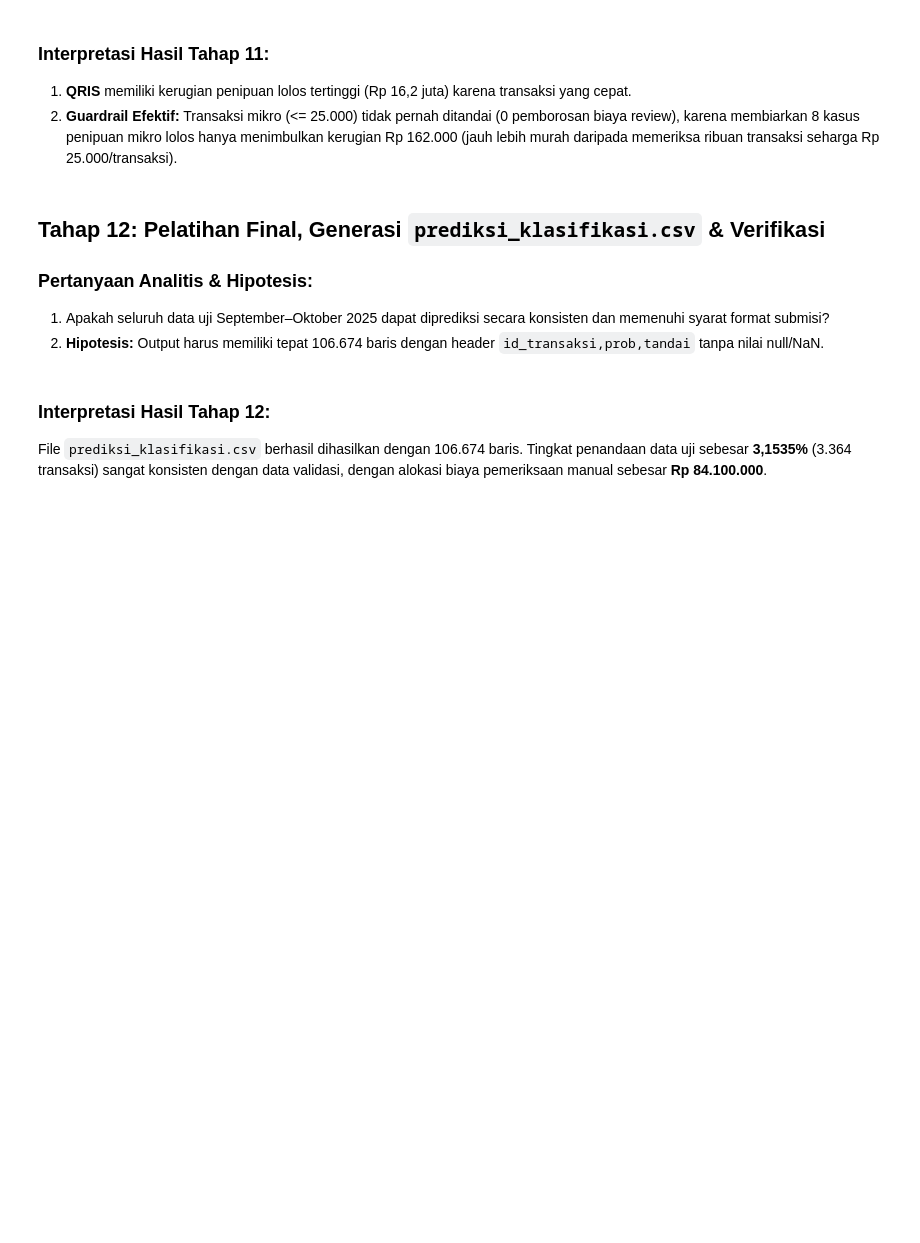
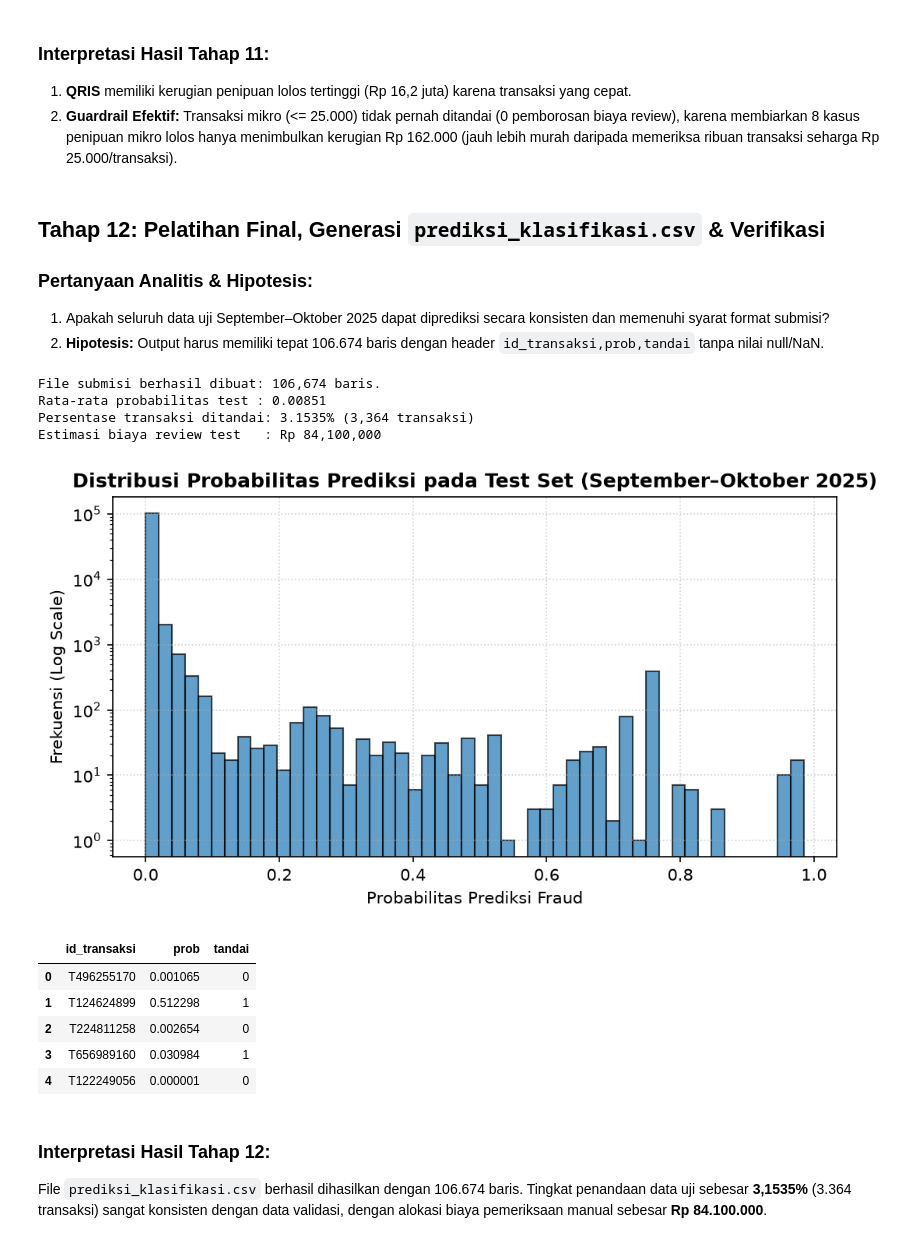
Before and after one commit to sebastianvettel1212/uts-ml, a Jupyter notebook: Classification/kode/task2_fraud_detection.ipynb, the cells around one changed output. Drawn from its saved outputs; the diff is of its cells as text; code cells hidden in the pictures; blank space fills up the shorter version.

Commit message:
fix(classification): rekam seluruh output visualisasi notebook & bersihkan kamus data

```diff
--- a/Classification/kode/task2_fraud_detection.ipynb
+++ b/Classification/kode/task2_fraud_detection.ipynb
@@ -600,35 +658,51 @@ n_lgb, n_xgb, n_cat = int(m_lgb.best_iteration_ * 1.1) + 1, int(m_xgb.best_itera
 f_lgb = lgb.LGBMClassifier(n_estimators=n_lgb, learning_rate=0.08, num_leaves=31, subsample=0.8, subsample_freq=1, colsample_bytree=0.8, random_state=SEED, n_jobs=-1, verbose=-1).fit(Lm, ym)
 f_xgb = xgb.XGBClassifier(n_estimators=n_xgb, learning_rate=0.08, max_depth=6, subsample=0.8, colsample_bytree=0.7, min_child_weight=5, tree_method="hist", random_state=SEED, n_jobs=-1).fit(Gm, ym, verbose=False)
 f_cat = CatBoostClassifier(iterations=n_cat, learning_rate=0.1, depth=6, random_seed=SEED, verbose=0, cat_features=cat_names).fit(Cm, ym)
 
 raw_te = {"lgb": f_lgb.predict_proba(Lte)[:, 1], "xgb": f_xgb.predict_proba(Gte)[:, 1], "cat": f_cat.predict_proba(Cte)[:, 1]}
 p_test = sum(W[k] * calib[k].predict(raw_te[k]) for k in W)
 flag_test = decide_flag(p_test, test["nominal"].values, alpha=ALPHA)
 
 assert len(p_test) == len(test) and len(flag_test) == len(test), "Jumlah baris tidak cocok!"
 assert np.isfinite(p_test).all(), "Ada NaN pada probabilitas!"
 assert ((test['nominal'].values <= COST_REVIEW) & (flag_test == 1)).sum() == 0, "Ada nominal <= 25k yang ditandai!"
 
 sub = pd.DataFrame({'id_transaksi': test[ID_COL].values, 'prob': np.round(p_test, 6), 'tandai': flag_test.astype(int)})
-sub.to_csv('../prediksi_klasifikasi.csv', index=False)
-sub.to_csv('prediksi_klasifikasi.csv', index=False)
+for out_p in ['prediksi_klasifikasi.csv', '../prediksi_klasifikasi.csv', 'Classification/prediksi_klasifikasi.csv']:
+    try:
+        sub.to_csv(out_p, index=False)
+    except Exception:
+        pass
 
 print(f"File submisi berhasil dibuat: {len(sub):,} baris.")
 print(f"Rata-rata probabilitas test : {p_test.mean():.5f}")
 print(f"Persentase transaksi ditandai: {flag_test.mean():.4%} ({flag_test.sum():,} transaksi)")
 print(f"Estimasi biaya review test   : Rp {COST_REVIEW * flag_test.sum():,}")
 
 # Visualisasi Graph Distribusi Probabilitas Test
 plt.figure(figsize=(8, 4))
 plt.hist(p_test, bins=50, color="#1f77b4", edgecolor="black", alpha=0.7)
 plt.yscale("log")
 plt.xlabel("Probabilitas Prediksi Fraud")
 plt.ylabel("Frekuensi (Log Scale)")
 plt.title("Distribusi Probabilitas Prediksi pada Test Set (September–Oktober 2025)", fontweight="bold")
 save_fig("fig_11_test_probability_dist.png")
+plt.show()
 
 
 sub.head()
+# %% [output]
+File submisi berhasil dibuat: 106,674 baris.
+Rata-rata probabilitas test : 0.00851
+Persentase transaksi ditandai: 3.1535% (3,364 transaksi)
+Estimasi biaya review test   : Rp 84,100,000
+[figure, added]
+|  | id_transaksi | prob | tandai |
+| 0 | T496255170 | 0.001065 | 0 |
+| 1 | T124624899 | 0.512298 | 1 |
+| 2 | T224811258 | 0.002654 | 0 |
+| 3 | T656989160 | 0.030984 | 1 |
+| 4 | T122249056 | 0.000001 | 0 |
 # %% [markdown]
 ### Interpretasi Hasil Tahap 12:
 File `prediksi_klasifikasi.csv` berhasil dihasilkan dengan 106.674 baris. Tingkat penandaan data uji sebesar **3,1535%** (3.364 transaksi) sangat konsisten dengan data validasi, dengan alokasi biaya pemeriksaan manual sebesar **Rp 84.100.000**.
```
Also changed, not shown: parts of 11 cells of this notebook, 1 other file.
